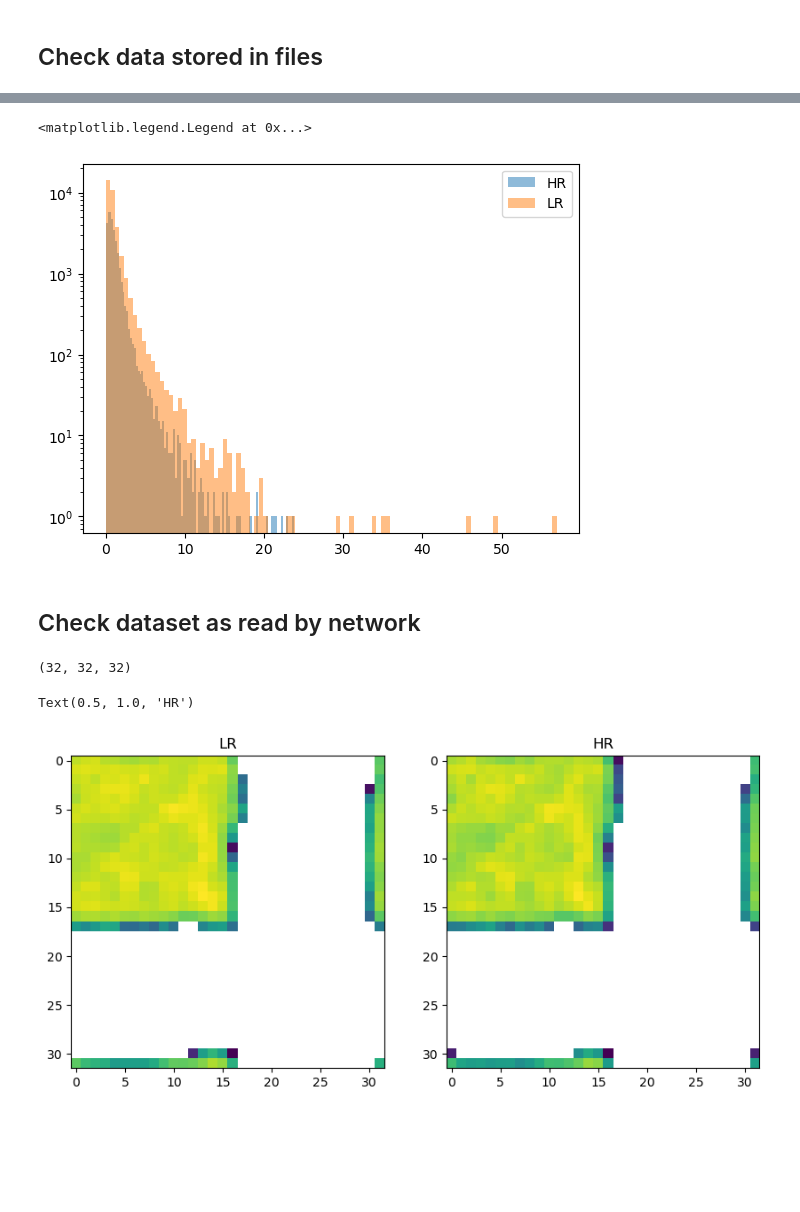
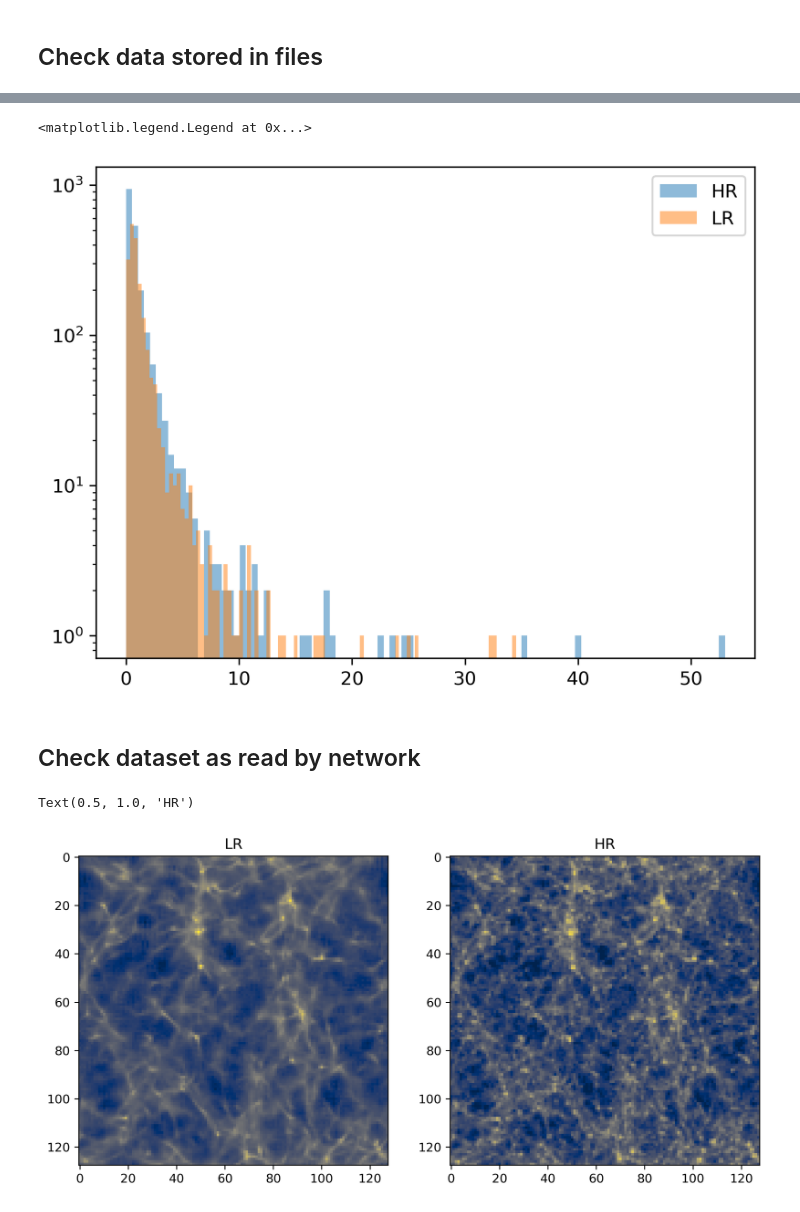
Before and after one commit to florpi/JaxPM, a Jupyter notebook: pm2nbody/notebooks/EDA_data.ipynb, the cells around one changed output, grey strips where cells are left out. Drawn from its saved outputs; the diff is of its cells as text; code cells hidden in the pictures; blank space fills up the shorter version.

```diff
--- a/pm2nbody/notebooks/EDA_data.ipynb
+++ b/pm2nbody/notebooks/EDA_data.ipynb
@@ -18,3 +27,6 @@ from read_data import get_data, load_datasets
+# %%
+import matplotlib as mpl
+mpl.rcParams['figure.dpi'] = 300
 # %% [markdown]
 ## Check data stored in files
 # %%
@@ -85,30 +147,33 @@ np.sqrt(2)
 # %%
-_ = plt.hist(delta_hr.flatten(), bins=100, alpha=0.5, label="HR", log=True)
-_ = plt.hist(delta_lr.flatten(), bins=100, alpha=0.5, label="LR", log=True)
+_ = plt.hist(delta_hr.flatten()[:2000], bins=100, alpha=0.5, label="HR", log=True)
+_ = plt.hist(delta_lr.flatten()[:2000], bins=100, alpha=0.5, label="LR", log=True)
 plt.legend()
 # %% [output]
 <matplotlib.legend.Legend at 0x...>
-[figure, old version]
+[figure, new version]
 # %% [markdown]
 ## Check dataset as read by network
 # %%
-train_ds, val_ds = load_datasets(1,1,64,32,data_dir)
+train_ds, val_ds = load_datasets(1,1,mesh_hr=128,mesh_lr=64,data_dir=data_dir)
 # %%
 hr_ds = train_ds[0]['hr']
 lr_ds = train_ds[0]['lr']
 # %%
-mesh_plot = 32
-delta_hr = cic_paint(jnp.zeros((mesh_plot, mesh_plot, mesh_plot)), hr_ds.positions[-1]*mesh_plot)
-delta_lr = cic_paint(jnp.zeros((mesh_plot, mesh_plot, mesh_plot)), lr_ds.positions[-1]*mesh_plot)
-print(delta_hr.shape)
+mesh_plot = 128
+norm = LogNorm()#(vmin=0, vmax=150)
+cmap = 'cividis'
+
+delta_hr = get_delta(hr_ds.positions[-1]*mesh_plot, (mesh_plot, mesh_plot, mesh_plot))
+delta_lr = get_delta(lr_ds.positions[-1]*mesh_plot, (mesh_plot, mesh_plot, mesh_plot))
+
+
 fig, ax = plt.subplots(ncols=2, figsize=(10, 5))
-ax[0].imshow((delta_lr[:,:,:]).sum(axis=0),
-           norm=LogNorm())
-ax[1].imshow((delta_hr[:,:,:]).sum(axis=0),
-           norm=LogNorm())
+ax[0].imshow((delta_lr[:,:,:]).sum(axis=0),norm=norm, cmap=cmap)
+
+ax[1].imshow((delta_hr[:,:,:]).sum(axis=0),norm=norm ,cmap=cmap)
+
 ax[0].set_title("LR")
 ax[1].set_title("HR")
 # %% [output]
-(32, 32, 32)
+Text(0.5, 1.0, 'HR')
-Text(0.5, 1.0, 'HR')
-[figure, old version]
+[figure, new version]
```
Also changed, not shown: parts of 17 cells of this notebook, 4 other files.
